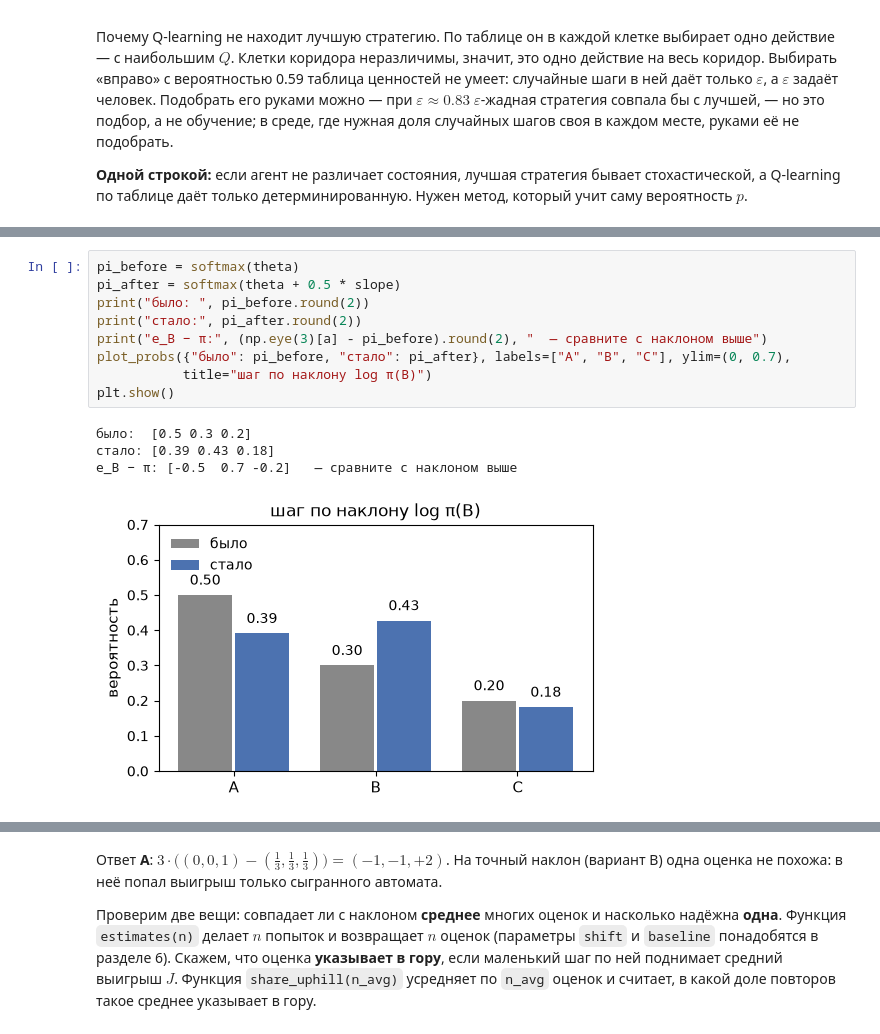
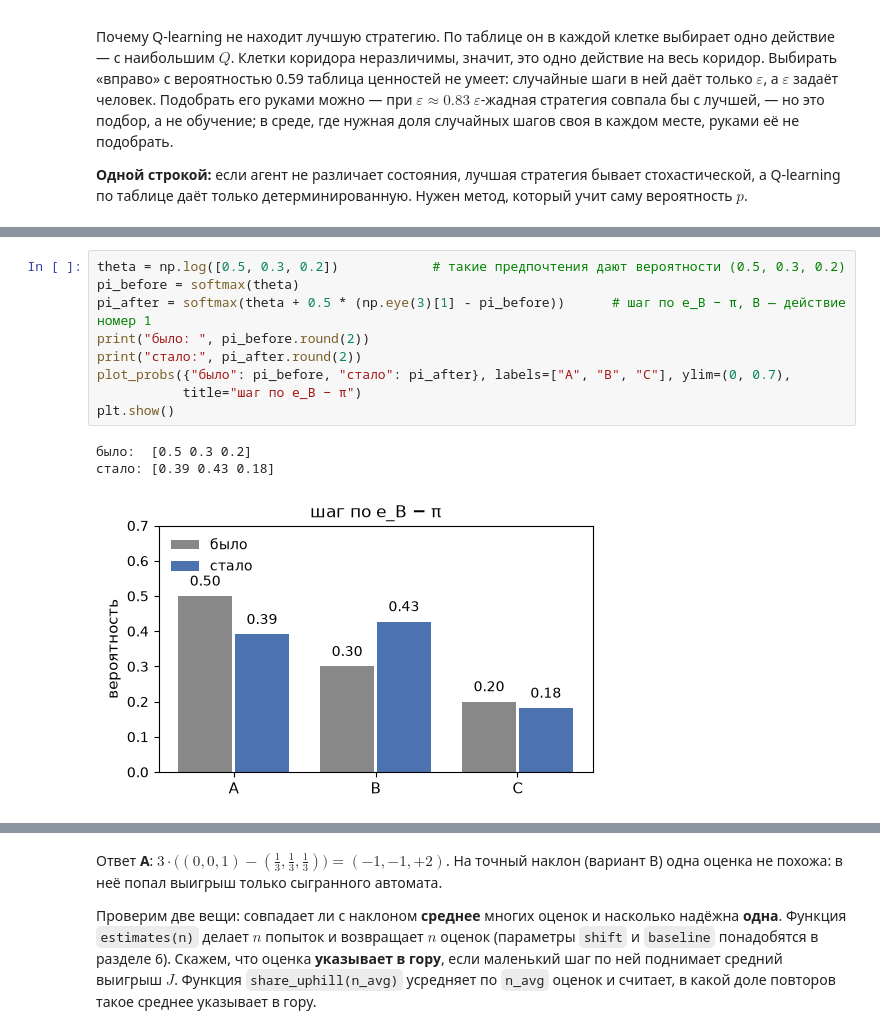
Before and after one commit to IlyaChichkanov/Reinforcement-learning, a Jupyter notebook: 05-policy-gradient/lecture/lecture.ipynb, the cells around one changed output, grey strips where cells are left out. Saved outputs shown, nothing was run; the diff lists cells and outputs as text.

```diff
--- a/05-policy-gradient/lecture/lecture.ipynb
+++ b/05-policy-gradient/lecture/lecture.ipynb
@@ -341,14 +308,13 @@ print("наклон log π(B) по θ_A, θ_B, θ_C:", slope.round(2))
 # %%
+theta = np.log([0.5, 0.3, 0.2])            # такие предпочтения дают вероятности (0.5, 0.3, 0.2)
 pi_before = softmax(theta)
-pi_after = softmax(theta + 0.5 * slope)
+pi_after = softmax(theta + 0.5 * (np.eye(3)[1] - pi_before))      # шаг по e_B − π, B — действие номер 1
 print("было: ", pi_before.round(2))
 print("стало:", pi_after.round(2))
-print("e_B − π:", (np.eye(3)[a] - pi_before).round(2), "  — сравните с наклоном выше")
 plot_probs({"было": pi_before, "стало": pi_after}, labels=["A", "B", "C"], ylim=(0, 0.7),
-           title="шаг по наклону log π(B)")
+           title="шаг по e_B − π")
 plt.show()
 # %% [output]
 было:  [0.5 0.3 0.2]
 стало: [0.39 0.43 0.18]
-e_B − π: [-0.5  0.7 -0.2]   — сравните с наклоном выше
-[figure, old version]
+[figure, new version]
```
Also changed, not shown: parts of 21 cells of this notebook, 2 other files.
